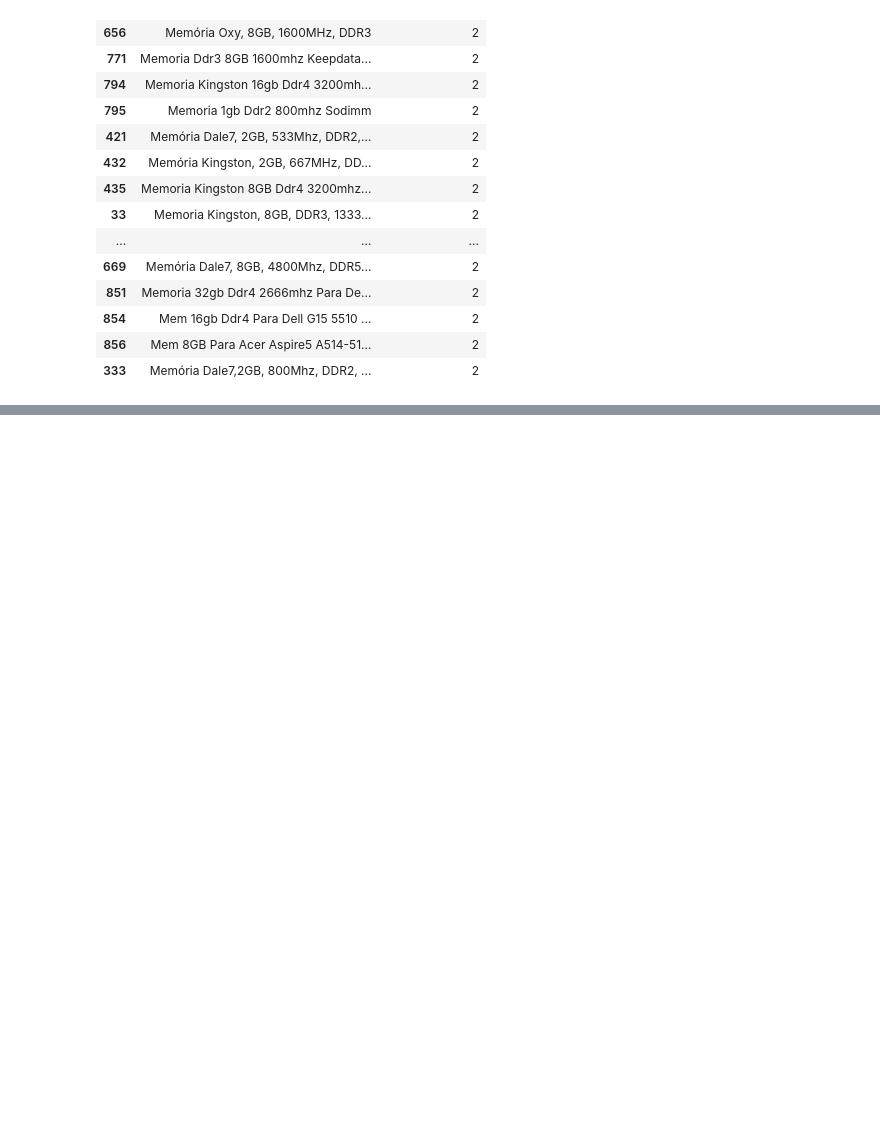
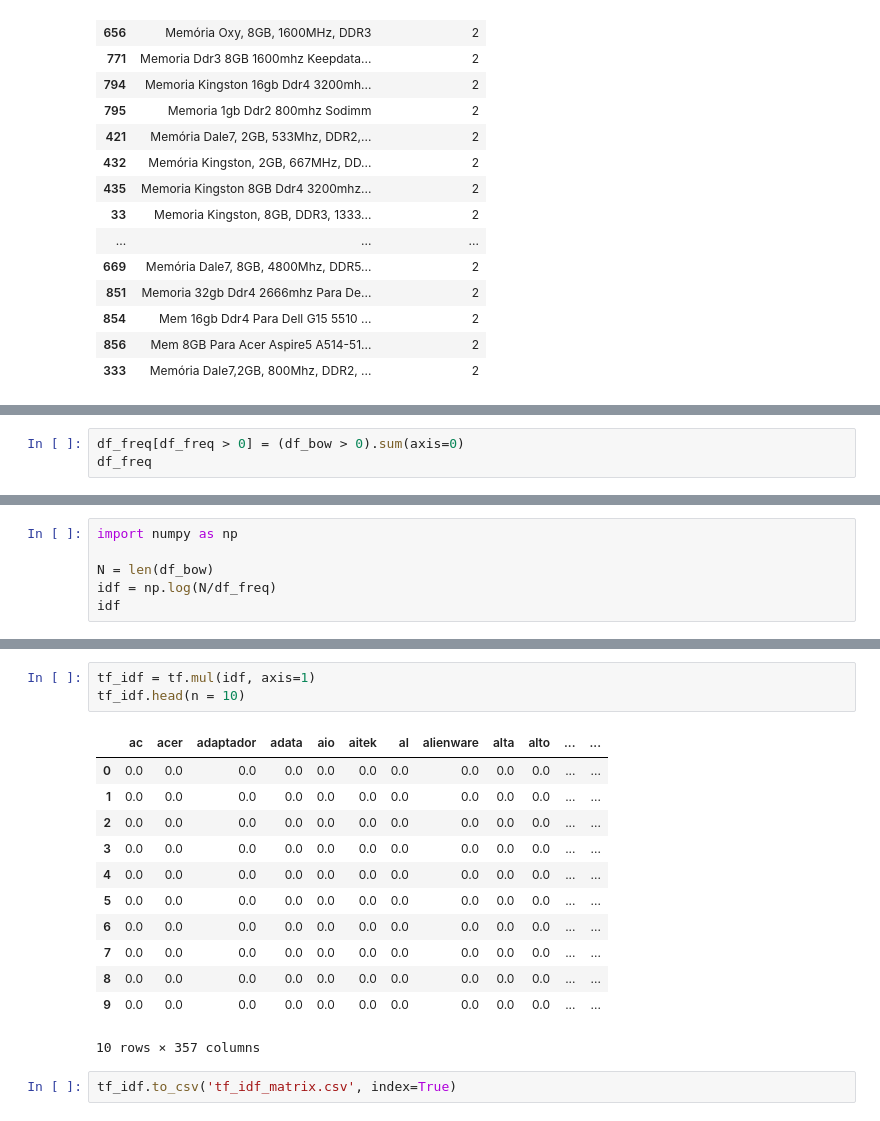
Before and after one commit to juli4n03/perspectiva-dado, a Jupyter notebook: Projetos/Web Scraping/20264017_nlp_kabum.ipynb, the cells around one changed output, grey strips where cells are left out. Drawn from its saved outputs; the diff is of its cells as text; blank space fills up the shorter version.

```diff
--- a/Projetos/Web Scraping/20264017_nlp_kabum.ipynb
+++ b/Projetos/Web Scraping/20264017_nlp_kabum.ipynb
@@ -278,0 +411,3 @@ df_final[["nome", "palavras_unicas"]].sort_values("palavras_unicas", ascending=T
+# %%
+df_freq[df_freq > 0] = (df_bow > 0).sum(axis=0)
+df_freq
@@ -278,0 +427,6 @@ df_final[["nome", "palavras_unicas"]].sort_values("palavras_unicas", ascending=T
+# %%
+import numpy as np
+
+N = len(df_bow)
+idf = np.log(N/df_freq)
+idf
@@ -278,0 +446,18 @@ df_final[["nome", "palavras_unicas"]].sort_values("palavras_unicas", ascending=T
+# %%
+tf_idf = tf.mul(idf, axis=1)
+tf_idf.head(n = 10)
+# %% [output]
+|  | ac | acer | adaptador | adata | aio | aitek | al | alienware | alta | alto | ... | ... |
+| 0 | 0.0 | 0.0 | 0.0 | 0.0 | 0.0 | 0.0 | 0.0 | 0.0 | 0.0 | 0.0 | ... | ... |
+| 1 | 0.0 | 0.0 | 0.0 | 0.0 | 0.0 | 0.0 | 0.0 | 0.0 | 0.0 | 0.0 | ... | ... |
+| 2 | 0.0 | 0.0 | 0.0 | 0.0 | 0.0 | 0.0 | 0.0 | 0.0 | 0.0 | 0.0 | ... | ... |
+| 3 | 0.0 | 0.0 | 0.0 | 0.0 | 0.0 | 0.0 | 0.0 | 0.0 | 0.0 | 0.0 | ... | ... |
+| 4 | 0.0 | 0.0 | 0.0 | 0.0 | 0.0 | 0.0 | 0.0 | 0.0 | 0.0 | 0.0 | ... | ... |
+| 5 | 0.0 | 0.0 | 0.0 | 0.0 | 0.0 | 0.0 | 0.0 | 0.0 | 0.0 | 0.0 | ... | ... |
+| 6 | 0.0 | 0.0 | 0.0 | 0.0 | 0.0 | 0.0 | 0.0 | 0.0 | 0.0 | 0.0 | ... | ... |
+| 7 | 0.0 | 0.0 | 0.0 | 0.0 | 0.0 | 0.0 | 0.0 | 0.0 | 0.0 | 0.0 | ... | ... |
+| 8 | 0.0 | 0.0 | 0.0 | 0.0 | 0.0 | 0.0 | 0.0 | 0.0 | 0.0 | 0.0 | ... | ... |
+| 9 | 0.0 | 0.0 | 0.0 | 0.0 | 0.0 | 0.0 | 0.0 | 0.0 | 0.0 | 0.0 | ... | ... |
+10 rows × 357 columns
+# %%
+tf_idf.to_csv('tf_idf_matrix.csv', index=True)
```
Also changed, not shown: parts of 26 cells of this notebook, 4 other files.
